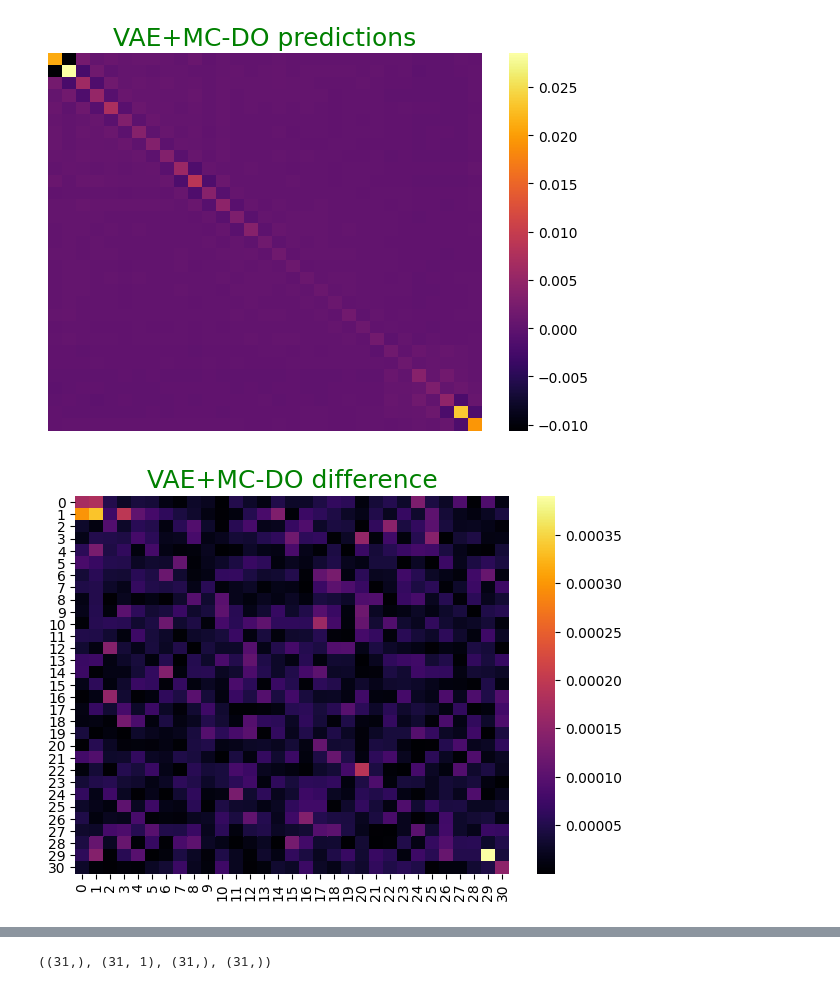
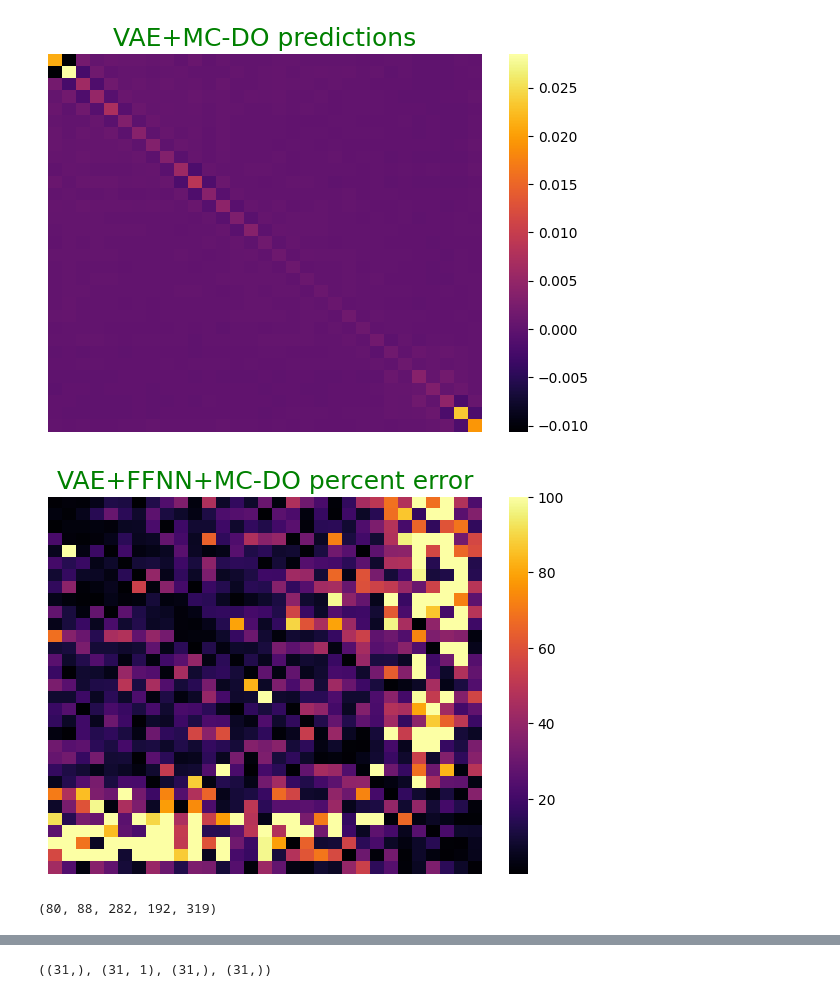
Before and after one commit to igomezv/crann, a Jupyter notebook: arxiv_notebooks/loadANNjla-review_plots.ipynb, the cells around one changed output, grey strips where cells are left out. Cells and saved outputs as stored; diff of their text form; code cells hidden in the pictures.

```diff
--- a/arxiv_notebooks/loadANNjla-review_plots.ipynb
+++ b/arxiv_notebooks/loadANNjla-review_plots.ipynb
@@ -414,9 +414,9 @@ Text(0.5, 0, 'Modulus distance $\\mu (z)$')
 # plt.yticks([])
 # plt.xticks(fontsize=15)
 # %%
-z_sample = np.array([mean_pred_interpoint_DO+delta_mean])
+z_sample_do = np.array([mean_pred_interpoint_DO+delta_mean])
 
-newmatrix_do = decoder.predict(z_sample)
+newmatrix_do = decoder.predict(z_sample_do)
 # newmatrixr = scalercov.inverse_transform(newmatrix.reshape(31,31))
 newmatrixr_do = newmatrix_do.reshape(31,31)
 # newmatrixr = newmatrixr@D@newmatrixr.T
@@ -437,14 +437,25 @@ sns.heatmap(newmatrixr_do,
 [figure]
 # %%
 plt.figure(figsize=(7, 5), dpi=100)
-plt.title('VAE+MC-DO difference', fontsize=18, color='green')
+plt.title('VAE+FFNN+MC-DO percent error', fontsize=18, color='green')
 
-sns.heatmap(np.abs(syscov-newmatrixr_do),
-            fmt='g', xticklabels=True, yticklabels=True,
-            cmap = 'inferno',
+perc_matrix_do = 100*np.abs(np.divide(newmatrixr_do-syscov, syscov))
+sns.heatmap(perc_matrix_do,
+            fmt='g', xticklabels=False, yticklabels=False,
+            cmap = 'inferno',vmax=100,
             robust=False, cbar=True)
 plt.savefig("diff_cov_vae_mcdo.png")
 # %% [output]
-[figure, old version]
+[figure, new version]
+# %%
+p100 = (perc_matrix_do>=100).sum()
+p50 = (perc_matrix_do>=50).sum() - p100
+p20 = (perc_matrix_do>=20).sum() - p100 - p50
+p10 = (perc_matrix_do>=10).sum() - p100 - p50 - p20
+p10low = (perc_matrix_do<10).sum()
+
+p100, p50, p20, p10, p10low
+# %% [output]
+(80, 88, 282, 192, 319)
 # %%
 plt.figure(figsize=(7, 5), dpi=100)
```
Also changed, not shown: parts of 17 cells of this notebook.
